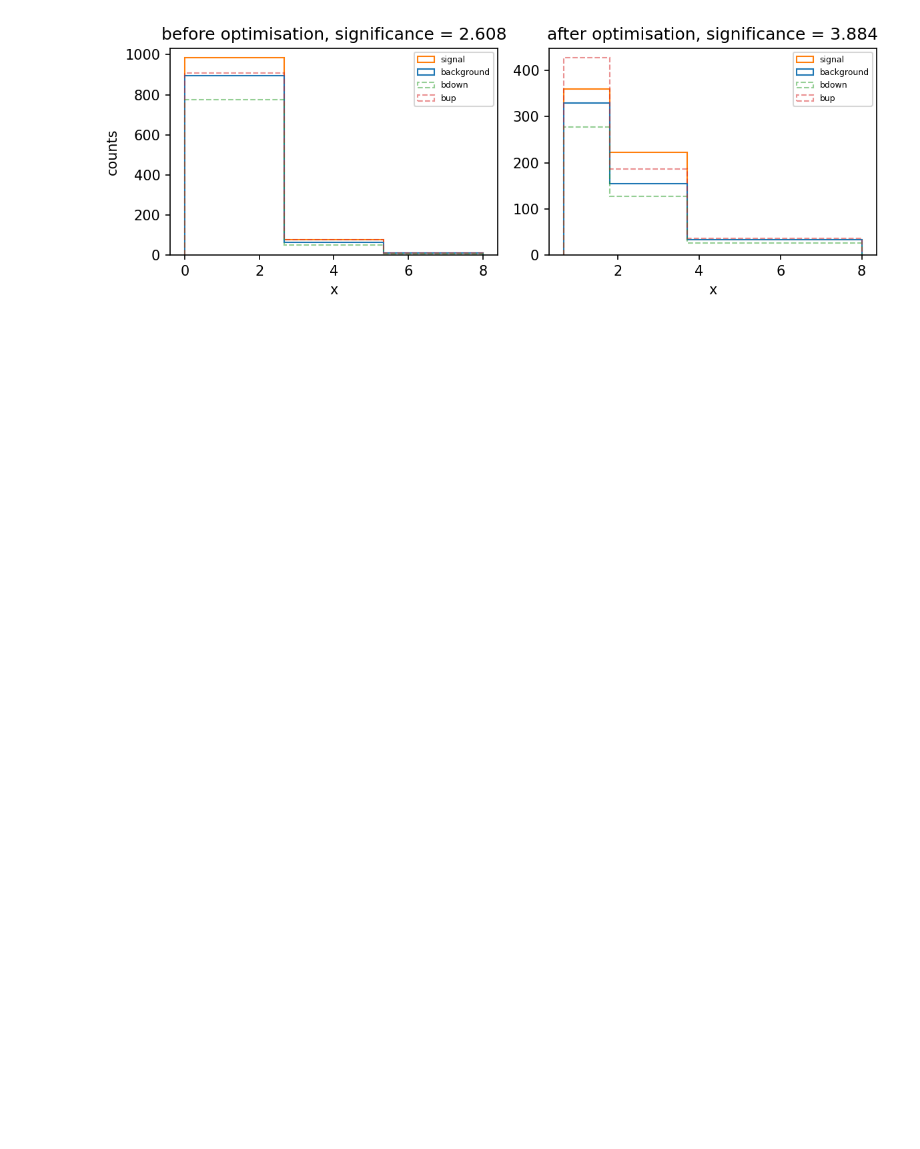
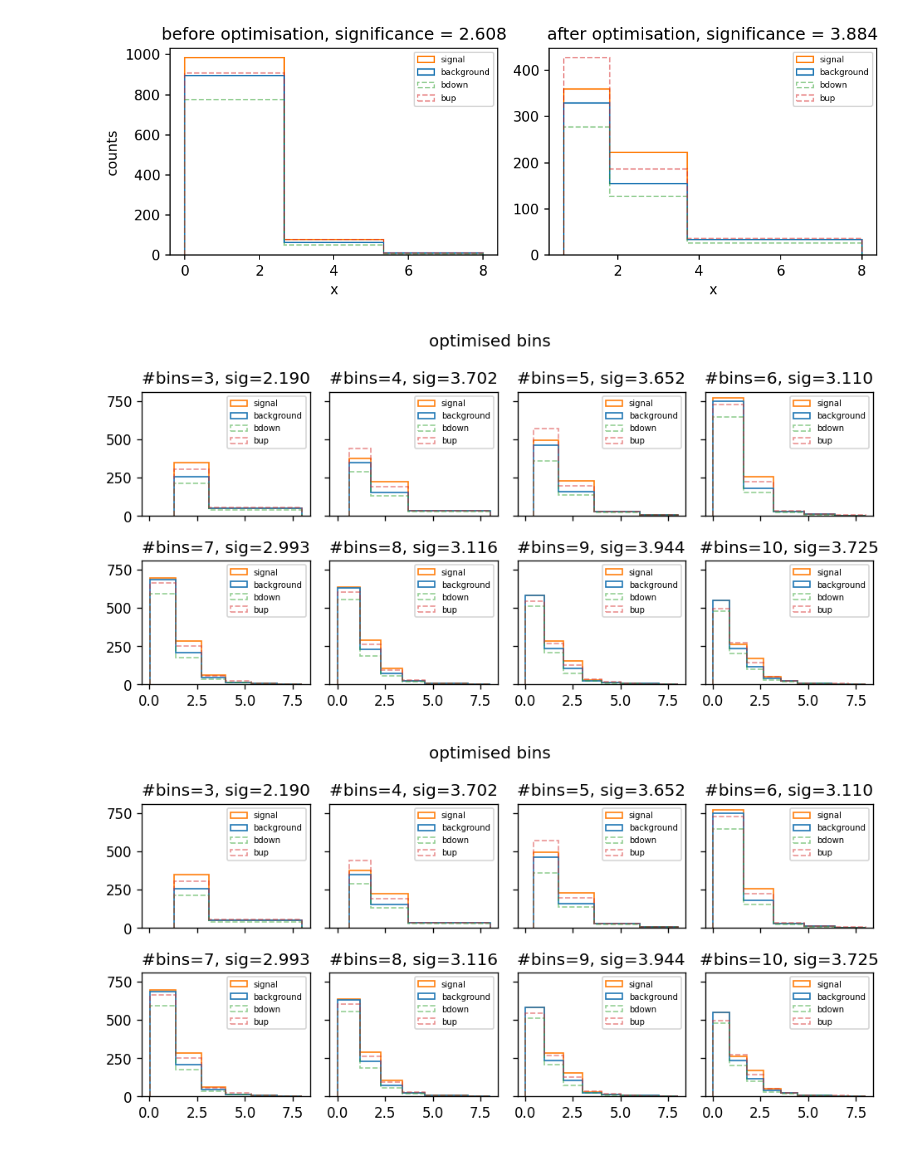
Before and after one commit to gradhep/relaxed, a Jupyter notebook: examples/binning.ipynb, the cells around one changed output. Drawn from its saved outputs; the diff is of its cells as text; code cells hidden in the pictures; blank space fills up the shorter version.

```diff
--- a/examples/binning.ipynb
+++ b/examples/binning.ipynb
@@ -127,7 +130,7 @@ def correlated_background(signal, bkg, bkg_up, bkg_down):
             }
         ]
     }
-    return pyhf.Model(spec, validate=False)
+    return pyhf.Model(spec, validate=True)
 
 
 def pipe_uncert(bins, s, b, bandwidth=1e-2):
@@ -251,10 +258,13 @@ def pipe(num_bins):
     return cls_pipe
 
 
-num_bins = 3
-bins = jnp.linspace(0, 8, num_bins + 1)
+def run(num_bins):
+    bins = jnp.linspace(0, 8, num_bins + 1)
+    cls_pipe = pipe(num_bins)
+    loss = partial(cls_pipe, s=sig, b=bkg, bup=bup, bdown=bdown, bandwidth=1e-1)
+    solver = OptaxSolver(loss, adam(learning_rate=1e-3), maxiter=10000, tol=1e-6)
+    opt = solver.run(bins).params
+    return opt  # , pipe_uncert_hard(opt, sig, bkg)
 
-cls_pipe = pipe(num_bins)
-loss = partial(cls_pipe, s=sig, b=bkg, bup=bup, bdown=bdown, bandwidth=1e-1)
-solver = OptaxSolver(loss, adam(learning_rate=1e-2), maxiter=10000, tol=1e-6)
-bins_opt = solver.run(bins).params
+
+many = [run(i) for i in range(2, 10)]
@@ -309,0 +325,42 @@ pyhf.simplemodels.uncorrelated_background(*[x.tolist() for x in yields]).spec
+# %%
+def plot_bins(ax, bins_opt, i) -> None:
+    ax.hist(
+        [bkg, sig],
+        stacked=True,
+        bins=bins_opt,
+        histtype="step",
+        label=["background", "signal"],
+    )
+
+    ax.hist(
+        bdown.tolist(),
+        bins=bins_opt,
+        histtype="step",
+        label="bdown",
+        alpha=0.5,
+        linestyle="--",
+    )
+    ax.hist(
+        bup.tolist(),
+        bins=bins_opt,
+        histtype="step",
+        label="bup",
+        alpha=0.5,
+        linestyle="--",
+    )
+    ax.legend()
+    # ax.set_xlabel("x")
+    significance, _ = pipe_uncert_hard(bins_opt, sig, bkg)
+    ax.set_title(f"#bins={len(bins_opt)}, sig={significance:.3f}")
+
+
+autoplot(
+    data=many,
+    subplot_kwargs={"sharex": True, "sharey": True},
+    plot_func=plot_bins,
+    title="optimised bins",
+    outfile_name="optimised_bins.png",
+)
+# %% [output]
+[figure, added]
+[figure, added]
```
Also changed, not shown: parts of 6 cells of this notebook, 2 other files.
